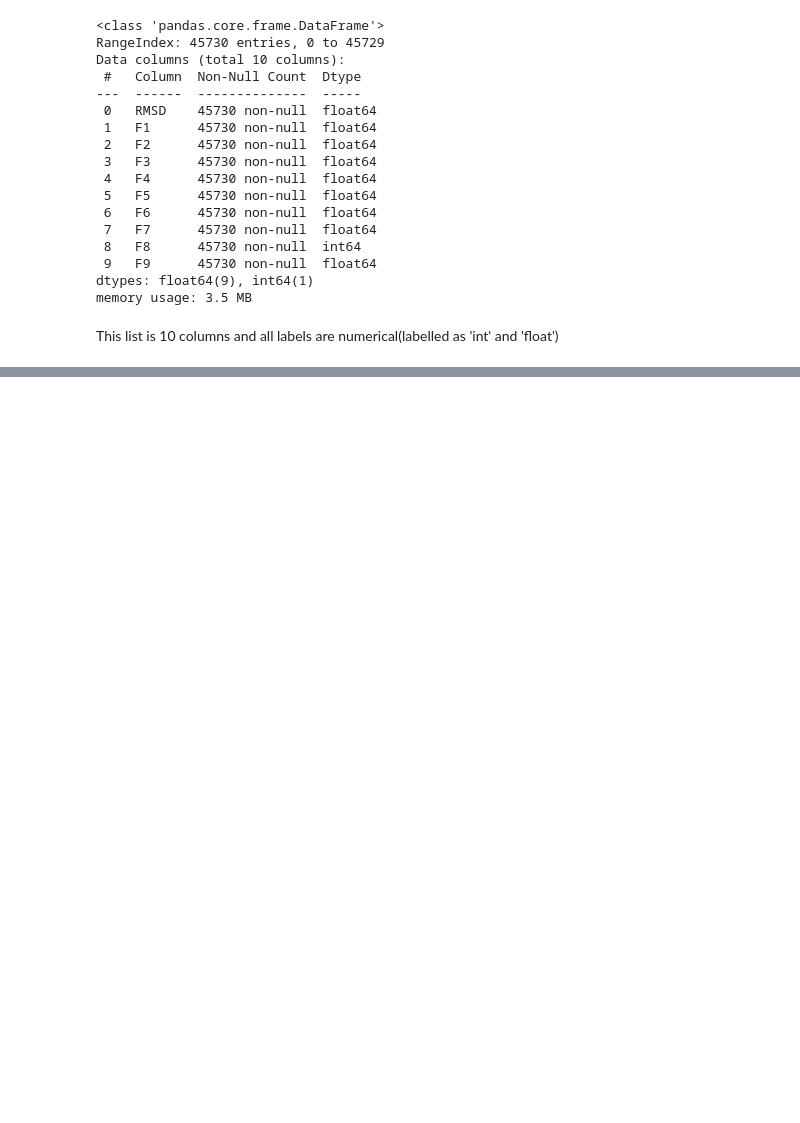
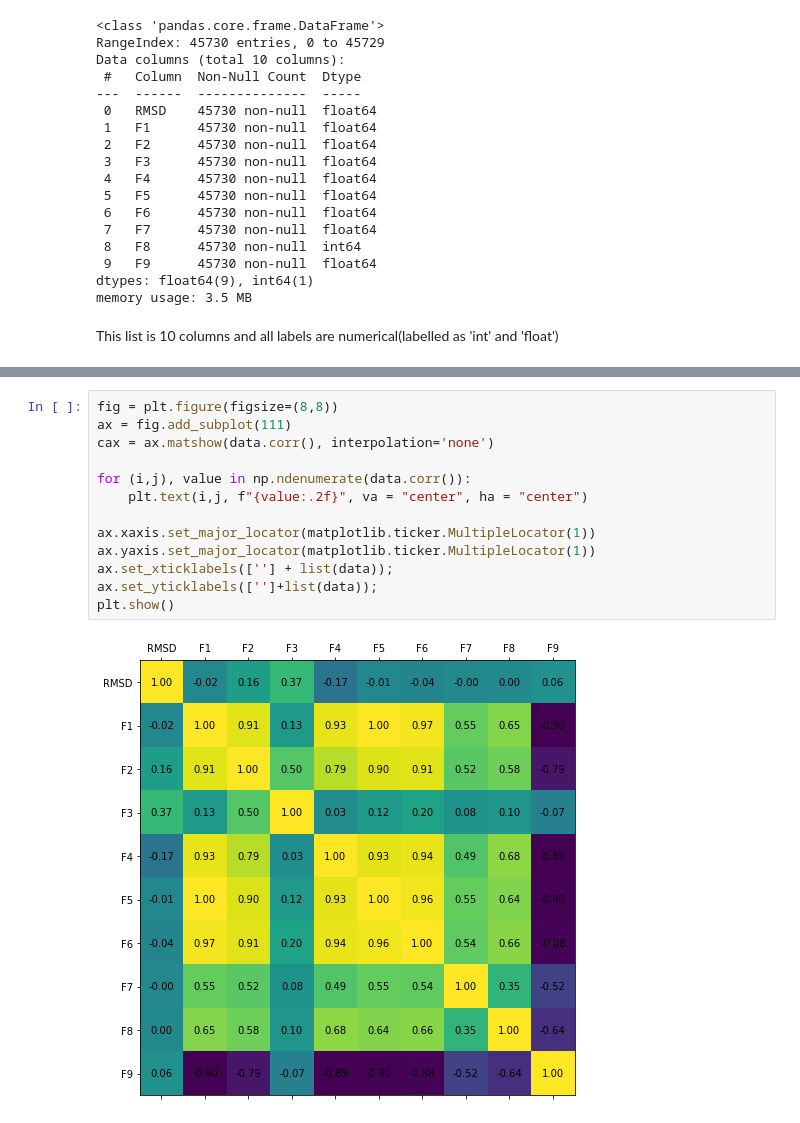
Before and after one commit to jamesleocodes/cheminformatics_projects, a Jupyter notebook: phy_chem_protein_tertiary/protein.ipynb, the cells around one changed output, grey strips where cells are left out. Drawn from its saved outputs; the diff is of its cells as text; blank space fills up the shorter version.

```diff
--- a/phy_chem_protein_tertiary/protein.ipynb
+++ b/phy_chem_protein_tertiary/protein.ipynb
@@ -76,0 +88,15 @@ data.describe()
+# %%
+fig = plt.figure(figsize=(8,8))
+ax = fig.add_subplot(111)
+cax = ax.matshow(data.corr(), interpolation='none')
+
+for (i,j), value in np.ndenumerate(data.corr()):
+    plt.text(i,j, f"{value:.2f}", va = "center", ha = "center")
+
+ax.xaxis.set_major_locator(matplotlib.ticker.MultipleLocator(1))
+ax.yaxis.set_major_locator(matplotlib.ticker.MultipleLocator(1))
+ax.set_xticklabels([''] + list(data));
+ax.set_yticklabels(['']+list(data));
+plt.show()
+# %% [output]
+[figure, added]
```
Also changed, not shown: parts of 5 cells of this notebook.
